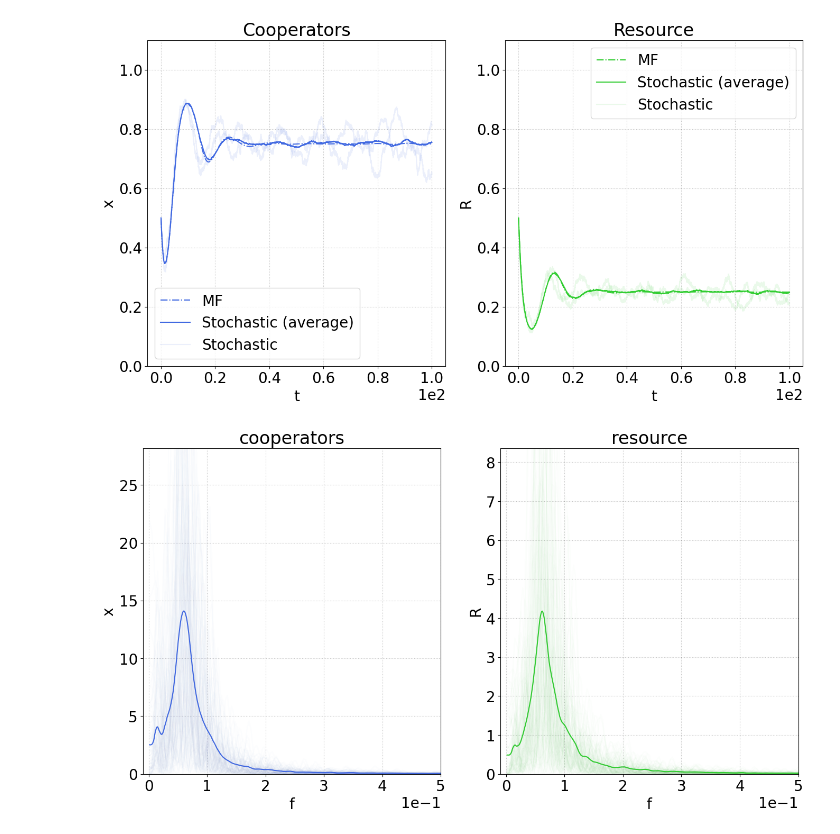
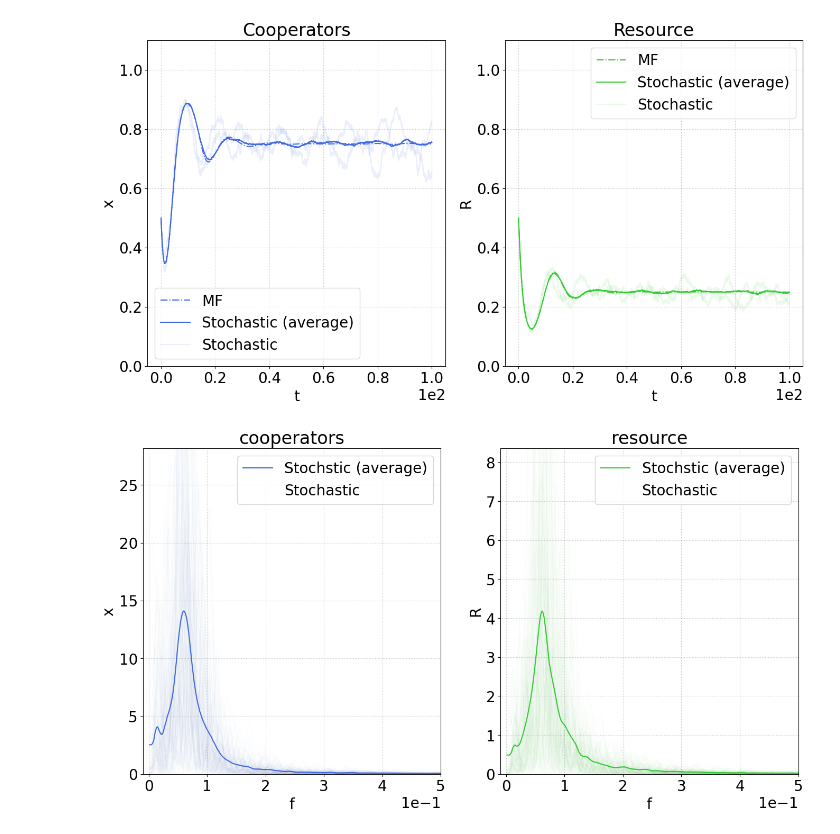
Before and after one commit to fabiomngzz/CPRSustainability, a Jupyter notebook: CPRSust_stochastic_dataAnalysis.ipynb, the cells around one changed output. Cells and saved outputs as stored; diff of their text form; code cells hidden in the pictures.

```diff
--- a/CPRSust_stochastic_dataAnalysis.ipynb
+++ b/CPRSust_stochastic_dataAnalysis.ipynb
@@ -127,6 +127,11 @@ def getMFSeriesFromPars(folder,paramsDict,paramsLabel='parameters',seriesLabel='
         print('Data set not found')
 
     return data
+
+def subSample(x,y,factor):
+    n = len(x) // factor
+    idxVec = np.linspace(0, len(x)-1, n, dtype=int)
+    return x[idxVec], y[idxVec]
 # %% [markdown]
 ## Phase diagrams
 
@@ -885,12 +890,26 @@ for f,ps in zip(freqResKFpP,psResKFpP):
     psResKFpPInterp.append(psInterp)
 psResKFpPAvg = np.mean(psResKFpPInterp, axis=0)
 
-savePS = False
+savePS = True
 if savePS:
+    freqCoopsKFpP_subSample = []
+    freqResKFpP_subSample = []
+    psCoopsKFpP_subSample = []
+    psResKFpP_subSample = []
+    for fCi, psCi in zip(freqCoopsKFpP,psCoopsKFpP):
+        freqCoopsKFpP_subSample_temp, psCoopsKFpP_subSample_temp = subSample(np.array(fCi),psCi,10)
+        freqCoopsKFpP_subSample.append(freqCoopsKFpP_subSample_temp)
+        psCoopsKFpP_subSample.append(psCoopsKFpP_subSample_temp)
+    for fRi, psRi in zip(freqResKFpP,psResKFpP):
+        freqResKFpP_subSample_temp, psResKFpP_subSample_temp = subSample(np.array(fRi),psRi,10)
+        freqResKFpP_subSample.append(freqResKFpP_subSample_temp)
+        psResKFpP_subSample.append(psResKFpP_subSample_temp)
     outputObj = {
         'parameters' : parameterskFpP,
-        'cooperators' : [ps.tolist() for ps in psCoopsKFpPInterp],
-        'resource' : [ps.tolist() for ps in psResKFpPInterp]
+        'frequencyCooperators' : [f.tolist() for f in freqCoopsKFpP_subSample],
+        'cooperators' : [ps.tolist() for ps in psCoopsKFpP_subSample],
+        'frequencyResource' : [f.tolist() for f in freqResKFpP_subSample],
+        'resource' : [ps.tolist() for ps in psResKFpP_subSample]
     }
     fName = 'outPS_' + '_'.join(
     f'{key}{value:.2g}' if isinstance(value, (int,float))
@@ -908,34 +927,36 @@ plotsObjkFpPPS = [
         'xCommon' : [freqKFpPCommon],
         'y' : psCoopsKFpP,
         'yMean' : [psCoopsKFpPAvg],
+        'meanLabels' : ['Stochstic (average)'],
         'meanLineStyles' : ['solid'],
         'color' : 'royalblue',
         'xlabel' : 'f',
         'ylabel' : 'x',
         'xLims' : [-0.01,0.5],
         'yLims' : [None,2*np.nanmax(psCoopsKFpPAvg)],
         'alphaSingle' : 0.01,
         'xLogScale' : False,
         'yLogScale' : False
     },
     {
         'name' : 'resource',
         'x' : [np.array(f) for f in freqResKFpP],
         'xCommon' : [freqKFpPCommon],
         'y' : psResKFpP,
         'yMean' : [psResKFpPAvg],
+        'meanLabels' : ['Stochstic (average)'],
         'meanLineStyles' : ['solid'],
         'color' : 'limegreen',
         'xlabel' : 'f',
         'ylabel' : 'R',
         'xLims' : [-0.01,0.5],
         'yLims' : [None,2*np.nanmax(psResKFpPAvg)],
         'alphaSingle' : 0.01,
         'xLogScale' : False,
         'yLogScale' : False
     }
 ]
 
 figKFpPPS, axKFpPPS = CPRSustStocSimPlot(plotsObjkFpPPS)
 # %% [output]
-[figure, old version]
+[figure, new version]
```
Also changed, not shown: parts of 1 cell of this notebook.
